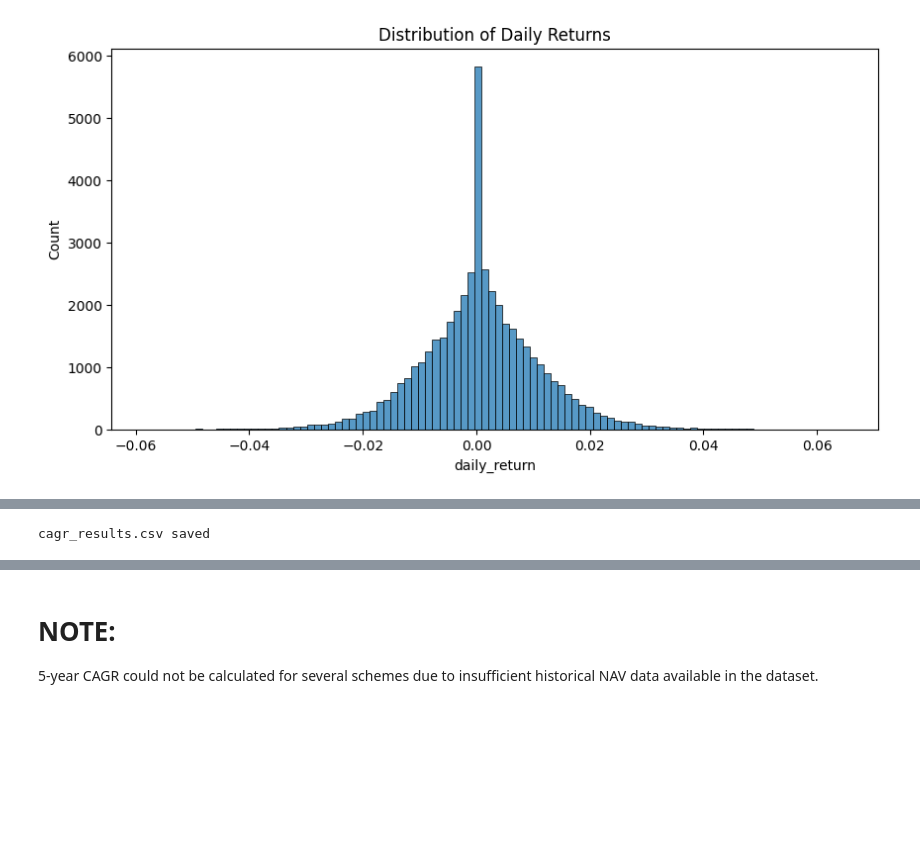
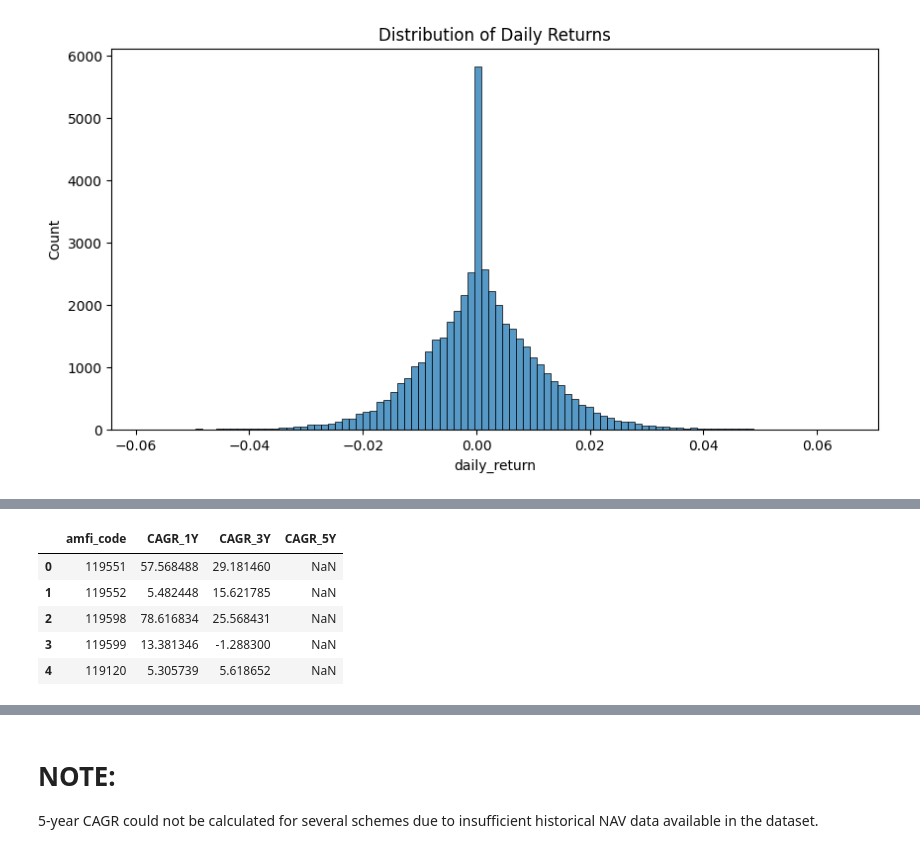
Before and after one commit to SriGouriSundara/bluestock_mf_capstone, a Jupyter notebook: notebooks/04_performance_analytics.ipynb, the cells around one changed output, grey strips where cells are left out. Cells and saved outputs as stored; diff of their text form; code cells hidden in the pictures; blank space fills up the shorter version.

```diff
--- a/notebooks/04_performance_analytics.ipynb
+++ b/notebooks/04_performance_analytics.ipynb
@@ -180,9 +141,74 @@ Latest NAV Date: 2026-05-29 00:00:00
+# %%
+# CAGR Calculation (Trading-Day Annualized)
+
+latest_date = nav["date"].max()
+
+cagr_results = []
+
+for fund in nav["amfi_code"].unique():
+
+    fund_data = (
+        nav[nav["amfi_code"] == fund]
+        .sort_values("date")
+        .reset_index(drop=True)
+    )
+
+    latest_nav = fund_data.iloc[-1]["nav"]
+
+    result = {"amfi_code": fund}
+
+    for years in [1, 3, 5]:
+
+        start_date = latest_date - pd.DateOffset(years=years)
+
+        historical = fund_data[
+            fund_data["date"] <= start_date
+        ]
+
+        if historical.empty:
+            result[f"CAGR_{years}Y"] = np.nan
+            continue
+
+        start_nav = historical.iloc[-1]["nav"]
+        actual_start_date = historical.iloc[-1]["date"]
+
+        period_data = fund_data[
+            (fund_data["date"] >= actual_start_date)
+            & (fund_data["date"] <= latest_date)
+        ]
+
+        n_trading_days = period_data["date"].nunique()
+
+        if n_trading_days <= 1:
+            result[f"CAGR_{years}Y"] = np.nan
+            continue
+
+        cagr = (
+            (latest_nav / start_nav)
+            ** (252 / n_trading_days)
+            - 1
+        )
+
+        result[f"CAGR_{years}Y"] = cagr
+
+    cagr_results.append(result)
+
+cagr_df = pd.DataFrame(cagr_results)
+
+# Convert to percentage
+for col in ["CAGR_1Y", "CAGR_3Y", "CAGR_5Y"]:
+    cagr_df[col] = cagr_df[col] * 100
+
+cagr_df.head()
+# %% [output]
+|  | amfi_code | CAGR_1Y | CAGR_3Y | CAGR_5Y |
+| 0 | 119551 | 57.568488 | 29.181460 | NaN |
+| 1 | 119552 | 5.482448 | 15.621785 | NaN |
+| 2 | 119598 | 78.616834 | 25.568431 | NaN |
+| 3 | 119599 | 13.381346 | -1.288300 | NaN |
+| 4 | 119120 | 5.305739 | 5.618652 | NaN |
 # %%
 cagr_df.to_csv(
-    PROCESSED_DIR / "cagr_results.csv",
+    "../data/processed/cagr_results.csv",
     index=False
 )
-
-print("cagr_results.csv saved")
-# %% [output]
-cagr_results.csv saved
```
Also changed, not shown: parts of 3 cells of this notebook, 1 other file.
